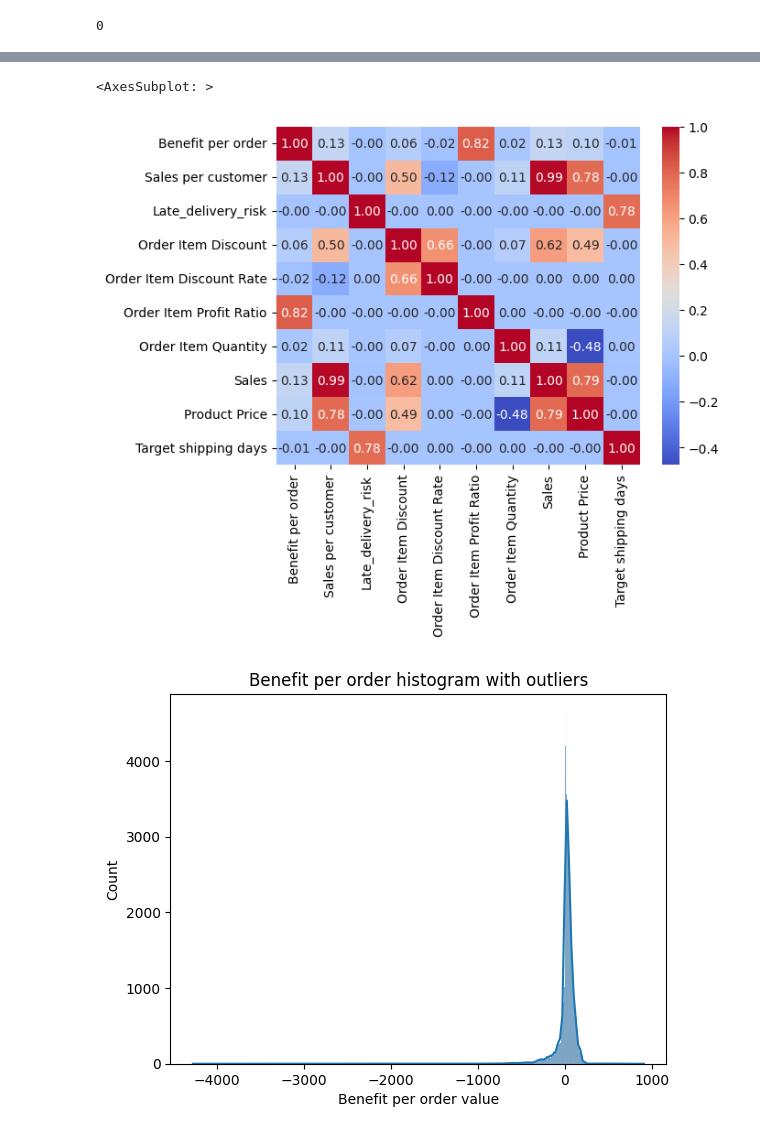
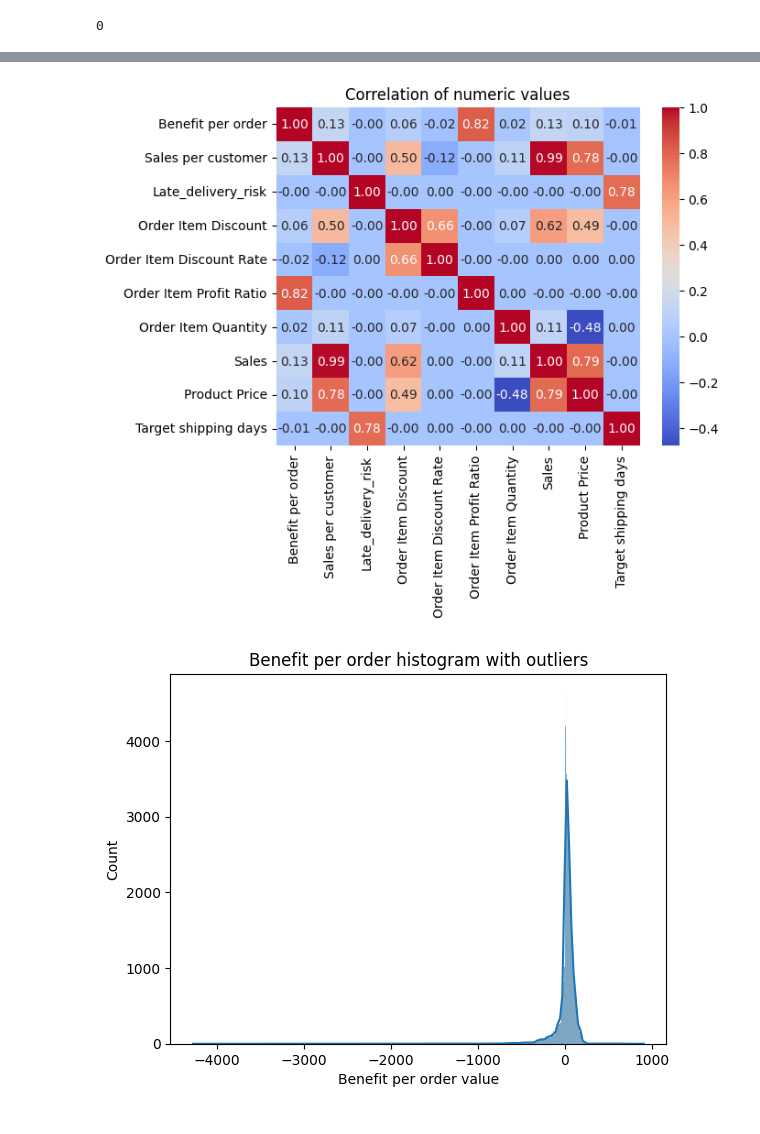
Before and after one commit to miladziekanowska/supply-chain-analysis, a Jupyter notebook: SupplyChain_EDA.ipynb, the cells around one changed output, grey strips where cells are left out. Saved outputs shown, nothing was run; the diff lists cells and outputs as text; code cells hidden in the pictures.

```diff
--- a/SupplyChain_EDA.ipynb
+++ b/SupplyChain_EDA.ipynb
@@ -50,6 +50,4 @@ df.head()
 # %%
-df = df.sort_values(by='Order date')
-df = df.reset_index(drop=True)
 df['Order time'] = df['Order date'].dt.time
 df['Shipping time'] = df['Shipping date'].dt.time
 df['Shipping date'] = df['Shipping date'].dt.date
@@ -146,11 +144,13 @@ extended_statistics(df, numeric_columns)
 | Upper bound | 151.50 | 461.93 | 2.50 | 66.87 | 0.34 | ... |
 # %%
 corr = df.corr(numeric_only=True)
+sns.heatmap(corr, cmap='coolwarm', annot=True, fmt=',.2f')
+plt.title('Correlation of numeric values')
+plt.savefig(f'graphs/Correlogram_of_nmeric_values.png')
 
-sns.heatmap(corr, cmap='coolwarm', annot=True, fmt=',.2f')
+plt.show()
 # %% [output]
-<AxesSubplot: >
-[figure, old version]
+[figure, new version]
 # %%
 for c in continous_columns:
     sns.histplot(data=df, x=c, kde=True) # kde is our line representation of histogram
```
Also changed, not shown: parts of 18 cells of this notebook, 2 other files.
